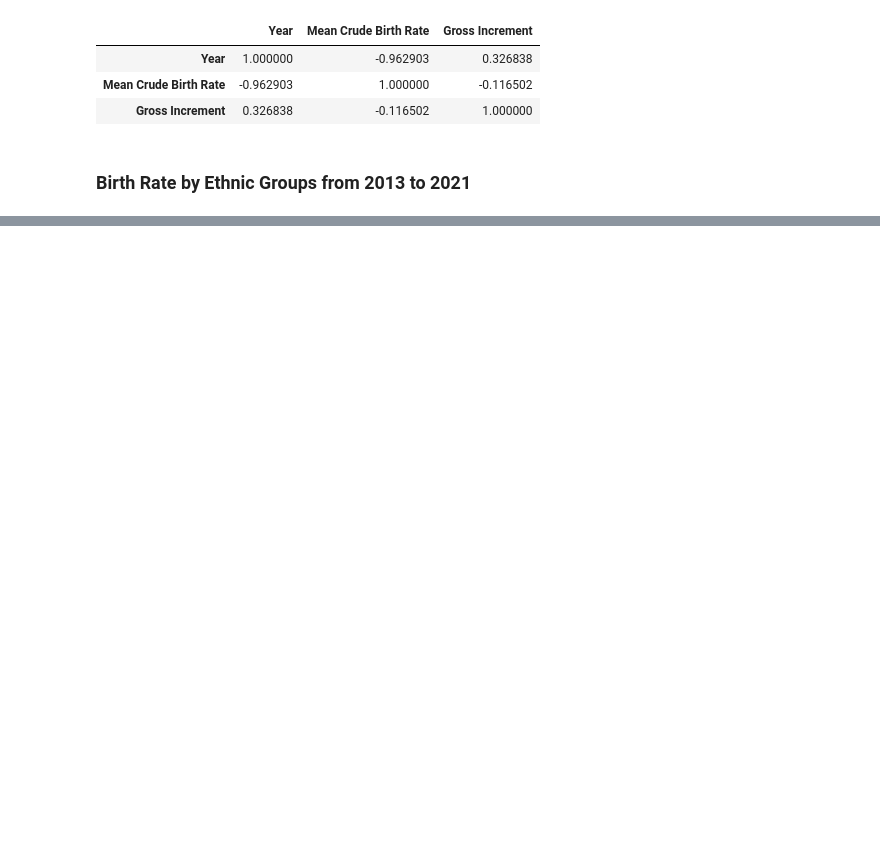
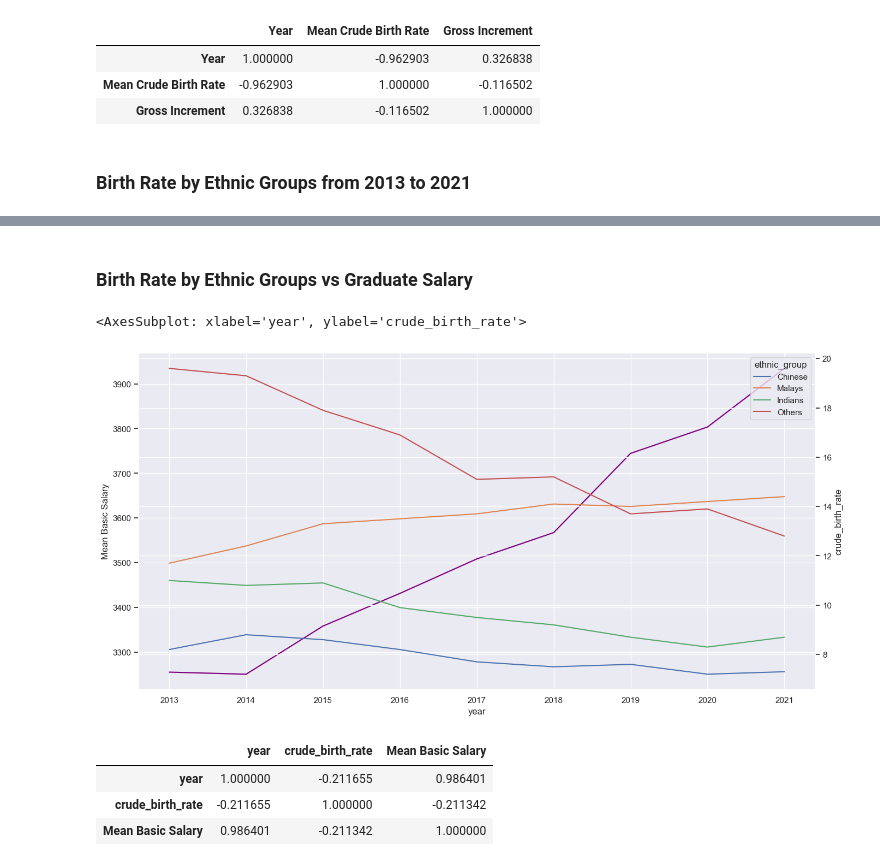
Before and after one commit to ShondoKu/EE5087-Mini-Project, a Jupyter notebook: EE5087_GroupProj.ipynb, the cells around one changed output, grey strips where cells are left out. Drawn from its saved outputs; the diff is of its cells as text; code cells hidden in the pictures; blank space fills up the shorter version.

```diff
--- a/EE5087_GroupProj.ipynb
+++ b/EE5087_GroupProj.ipynb
@@ -157,9 +152,7 @@ jointDF_grossIncrement_birthRate.corr()
 race_birth_rate = pd.DataFrame(birth_death_rate_data[['year', 'ethnic_group', 'crude_birth_rate']])
 race_birth_rate_above_2012 = race_birth_rate[race_birth_rate['year'] >= 2013]
 
-#df_mean_SalaryperYear = pd.DataFrame(mean_SalaryperYear.items(), columns=['year', 'Basic Mean Salary'])
-
-# pivot the data into the correct shape
-race_birth_rate_above_2012 = race_birth_rate_above_2012.pivot(index='year', columns='ethnic_group', values='crude_birth_rate')
-race_birth_rate_above_2012.plot(color=['red', 'green', 'blue', 'orange'], figsize=(16, 8))
+df_race_birth_rate_above_2012 = race_birth_rate_above_2012.pivot(index='year', columns='ethnic_group', values='crude_birth_rate')
+print(df_race_birth_rate_above_2012)
+df_race_birth_rate_above_2012.plot(color=['red', 'green', 'blue', 'orange'], figsize=(16, 8))
 # %% [output]
@@ -167 +171,24 @@ race_birth_rate_above_2012.plot(color=['red', 'green', 'blue', 'orange'], figsiz
 [figure]
+# %% [markdown]
+### Birth Rate by Ethnic Groups vs Graduate Salary
+# %%
+df2_mean_basic_salary_per_year = pd.DataFrame(mean_basic_salary_per_year.items(), columns=['year', 'Mean Basic Salary'])
+# changes here
+fig=plt.figure(figsize=(16,8))
+ax1 = fig.add_subplot(111)
+ax2 = ax1.twinx()
+
+jointDF_birthRate_meanSalary = pd.merge(race_birth_rate_above_2012,df2_mean_basic_salary_per_year, on='year')
+
+sb.lineplot(x = 'year', y = 'Mean Basic Salary' ,data=jointDF_birthRate_meanSalary,color='purple',ax=ax1)
+sb.lineplot(x = 'year', y = 'crude_birth_rate',data=jointDF_birthRate_meanSalary,ax=ax2, hue='ethnic_group')
+# %% [output]
+<AxesSubplot: xlabel='year', ylabel='crude_birth_rate'>
+[figure, added]
+# %%
+jointDF_birthRate_meanSalary.corr()
+# %% [output]
+|  | year | crude_birth_rate | Mean Basic Salary |
+| year | 1.000000 | -0.211655 | 0.986401 |
+| crude_birth_rate | -0.211655 | 1.000000 | -0.211342 |
+| Mean Basic Salary | 0.986401 | -0.211342 | 1.000000 |
```
Also changed, not shown: parts of 7 cells of this notebook.
